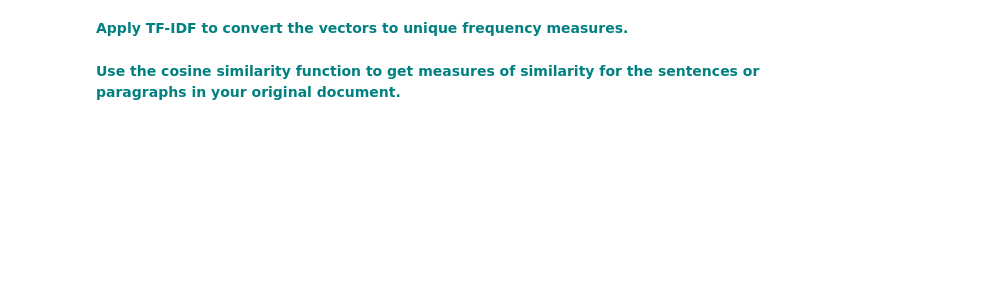
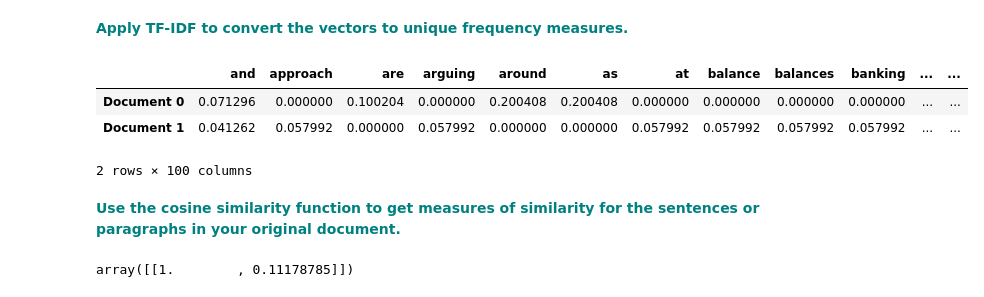
Before and after one commit to dqminhv/1585686145_CosineSimilarityCaseStudy, a Jupyter notebook: 1585686145_CosineSimilarityCaseStudy/CosineSimilarityCaseStudy/Cosine_Similarity_Case_Study.ipynb, the cells around one changed output. Drawn from its saved outputs; the diff is of its cells as text; code cells hidden in the pictures; blank space fills up the shorter version.

```diff
--- a/1585686145_CosineSimilarityCaseStudy/CosineSimilarityCaseStudy/Cosine_Similarity_Case_Study.ipynb
+++ b/1585686145_CosineSimilarityCaseStudy/CosineSimilarityCaseStudy/Cosine_Similarity_Case_Study.ipynb
@@ -133,4 +154,17 @@ Replace the current values for `Document 0` and `Document 1` with your own sente
 # %% [markdown]
  **<font color='teal'> Apply TF-IDF to convert the vectors to unique frequency measures.</font>**
+# %%
+vectorizer = TfidfVectorizer()
+trsfm=vectorizer.fit_transform(corpus)
+pd.DataFrame(trsfm.toarray(),columns=vectorizer.get_feature_names_out(),index=['Document 0','Document 1'])
+# %% [output]
+|  | and | approach | are | arguing | around | as | at | balance | balances | banking | ... | ... |
+| Document 0 | 0.071296 | 0.000000 | 0.100204 | 0.000000 | 0.200408 | 0.200408 | 0.000000 | 0.000000 | 0.000000 | 0.000000 | ... | ... |
+| Document 1 | 0.041262 | 0.057992 | 0.000000 | 0.057992 | 0.000000 | 0.000000 | 0.057992 | 0.057992 | 0.057992 | 0.057992 | ... | ... |
+2 rows × 100 columns
 # %% [markdown]
  **<font color='teal'> Use the cosine similarity function to get measures of similarity for the sentences or paragraphs in your original document.</font>**
+# %%
+cosine_similarity(trsfm[0:1], trsfm)
+# %% [output]
+array([[1.        , 0.11178785]])
```
Also changed, not shown: parts of 3 cells of this notebook.
